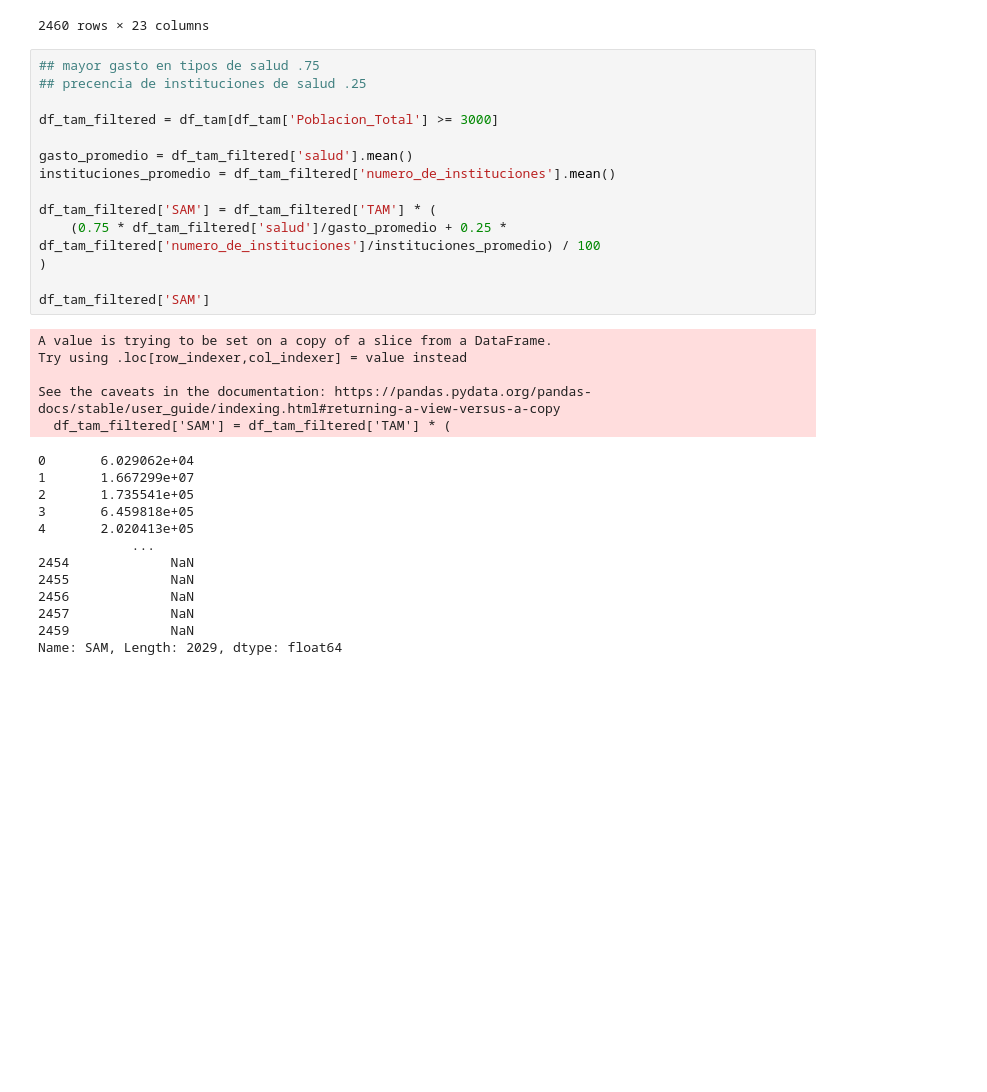
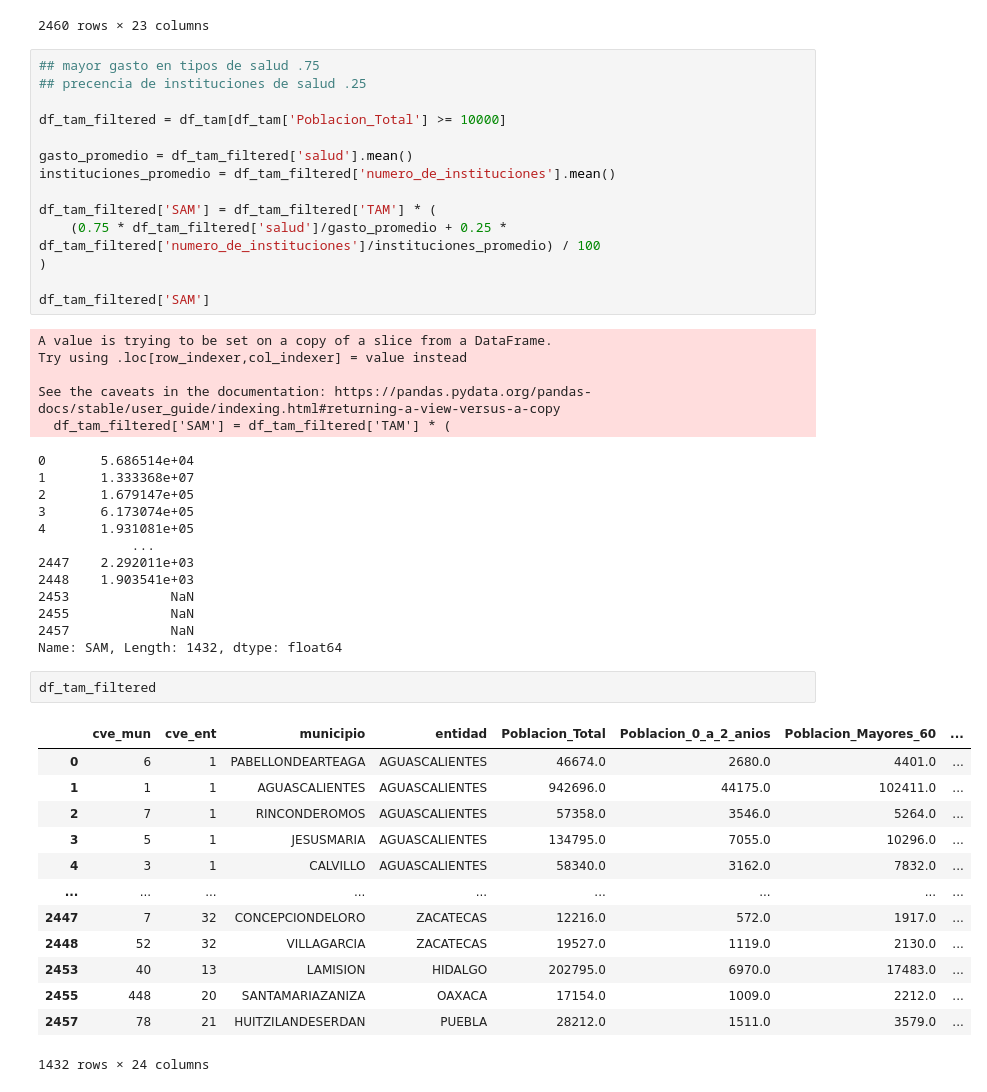
Before and after one commit to mellamanelpoeta/dataton, a Jupyter notebook: Python/01_tam.ipynb, the cells around one changed output. Cells and saved outputs as stored; diff of their text form; blank space fills up the shorter version.

```diff
--- a/Python/01_tam.ipynb
+++ b/Python/01_tam.ipynb
@@ -263,7 +263,7 @@ df_tam
 ## mayor gasto en tipos de salud .75
 ## precencia de instituciones de salud .25
 
-df_tam_filtered = df_tam[df_tam['Poblacion_Total'] >= 3000]
+df_tam_filtered = df_tam[df_tam['Poblacion_Total'] >= 10000]
 
 gasto_promedio = df_tam_filtered['salud'].mean()
 instituciones_promedio = df_tam_filtered['numero_de_instituciones'].mean()
@@ -279,18 +279,34 @@ Try using .loc[row_indexer,col_indexer] = value instead
 
 See the caveats in the documentation: https://pandas.pydata.org/pandas-docs/stable/user_guide/indexing.html#returning-a-view-versus-a-copy
   df_tam_filtered['SAM'] = df_tam_filtered['TAM'] * (
-0       6.029062e+04
-1       1.667299e+07
-2       1.735541e+05
-3       6.459818e+05
-4       2.020413e+05
+0       5.686514e+04
+1       1.333368e+07
+2       1.679147e+05
+3       6.173074e+05
+4       1.931081e+05
             ...
-2454             NaN
+2447    2.292011e+03
+2448    1.903541e+03
+2453             NaN
 2455             NaN
-2456             NaN
 2457             NaN
-2459             NaN
-Name: SAM, Length: 2029, dtype: float64
+Name: SAM, Length: 1432, dtype: float64
+# %%
+df_tam_filtered
+# %% [output]
+|  | cve_mun | cve_ent | municipio | entidad | Poblacion_Total | Poblacion_0_a_2_anios | Poblacion_Mayores_60 | ... |
+| 0 | 6 | 1 | PABELLONDEARTEAGA | AGUASCALIENTES | 46674.0 | 2680.0 | 4401.0 | ... |
+| 1 | 1 | 1 | AGUASCALIENTES | AGUASCALIENTES | 942696.0 | 44175.0 | 102411.0 | ... |
+| 2 | 7 | 1 | RINCONDEROMOS | AGUASCALIENTES | 57358.0 | 3546.0 | 5264.0 | ... |
+| 3 | 5 | 1 | JESUSMARIA | AGUASCALIENTES | 134795.0 | 7055.0 | 10296.0 | ... |
+| 4 | 3 | 1 | CALVILLO | AGUASCALIENTES | 58340.0 | 3162.0 | 7832.0 | ... |
+| ... | ... | ... | ... | ... | ... | ... | ... | ... |
+| 2447 | 7 | 32 | CONCEPCIONDELORO | ZACATECAS | 12216.0 | 572.0 | 1917.0 | ... |
+| 2448 | 52 | 32 | VILLAGARCIA | ZACATECAS | 19527.0 | 1119.0 | 2130.0 | ... |
+| 2453 | 40 | 13 | LAMISION | HIDALGO | 202795.0 | 6970.0 | 17483.0 | ... |
+| 2455 | 448 | 20 | SANTAMARIAZANIZA | OAXACA | 17154.0 | 1009.0 | 2212.0 | ... |
+| 2457 | 78 | 21 | HUITZILANDESERDAN | PUEBLA | 28212.0 | 1511.0 | 3579.0 | ... |
+1432 rows × 24 columns
 # %%
 df_tam_filtered['SOM'] = df_tam_filtered['SAM'] / (df_tam_filtered['numero_de_farmacias']+1)
 df_tam_filtered
```
Also changed, not shown: parts of 4 cells of this notebook, 1 other file.
